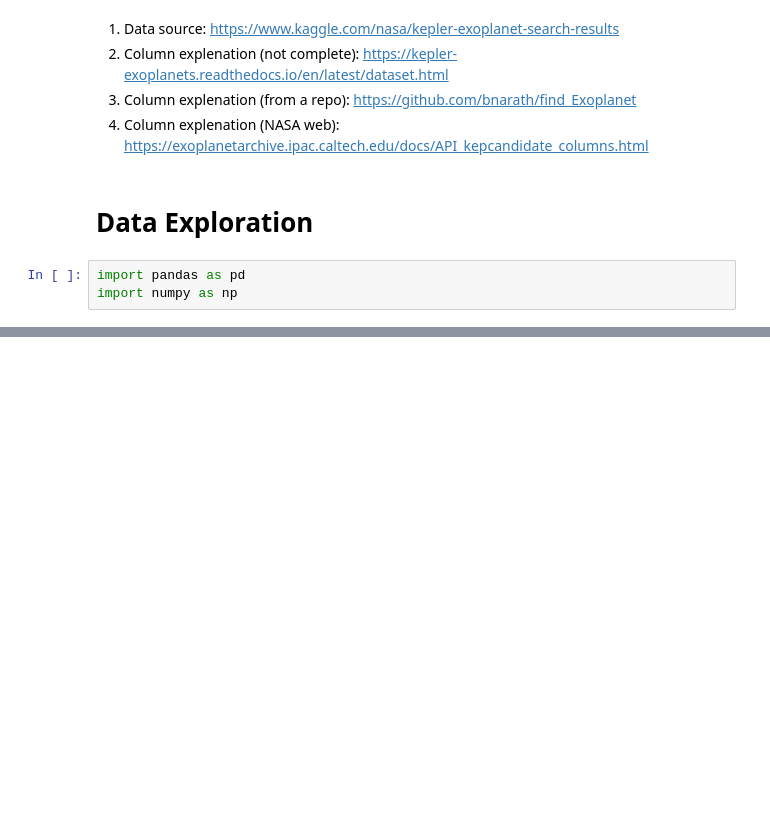
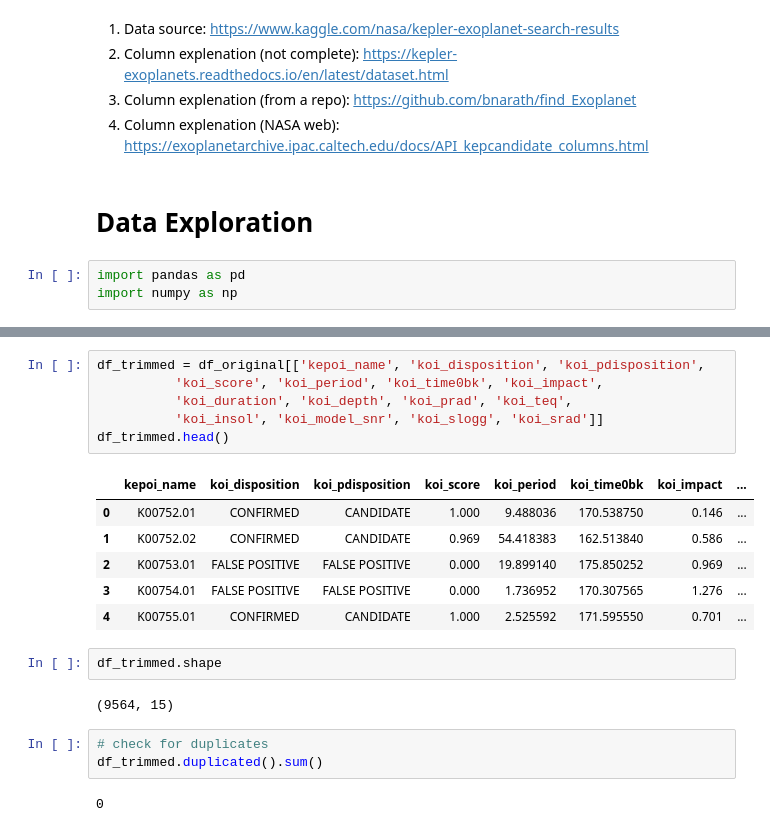
Before and after one commit to nikolabaci98/kepler-exoplanet-search-results, a Jupyter notebook: Kepler Exoplanet Project.ipynb, the cells around one changed output, grey strips where cells are left out. Saved outputs shown, nothing was run; the diff lists cells and outputs as text; blank space fills up the shorter version.

```diff
--- a/Kepler Exoplanet Project.ipynb
+++ b/Kepler Exoplanet Project.ipynb
@@ -21,0 +60,22 @@ df.head()
+# %%
+df_trimmed = df_original[['kepoi_name', 'koi_disposition', 'koi_pdisposition',
+          'koi_score', 'koi_period', 'koi_time0bk', 'koi_impact',
+          'koi_duration', 'koi_depth', 'koi_prad', 'koi_teq',
+          'koi_insol', 'koi_model_snr', 'koi_slogg', 'koi_srad']]
+df_trimmed.head()
+# %% [output]
+|  | kepoi_name | koi_disposition | koi_pdisposition | koi_score | koi_period | koi_time0bk | koi_impact | ... |
+| 0 | K00752.01 | CONFIRMED | CANDIDATE | 1.000 | 9.488036 | 170.538750 | 0.146 | ... |
+| 1 | K00752.02 | CONFIRMED | CANDIDATE | 0.969 | 54.418383 | 162.513840 | 0.586 | ... |
+| 2 | K00753.01 | FALSE POSITIVE | FALSE POSITIVE | 0.000 | 19.899140 | 175.850252 | 0.969 | ... |
+| 3 | K00754.01 | FALSE POSITIVE | FALSE POSITIVE | 0.000 | 1.736952 | 170.307565 | 1.276 | ... |
+| 4 | K00755.01 | CONFIRMED | CANDIDATE | 1.000 | 2.525592 | 171.595550 | 0.701 | ... |
+# %%
+df_trimmed.shape
+# %% [output]
+(9564, 15)
+# %%
+# check for duplicates
+df_trimmed.duplicated().sum()
+# %% [output]
+0
```
Also changed, not shown: parts of 7 cells of this notebook, 1 other file.
